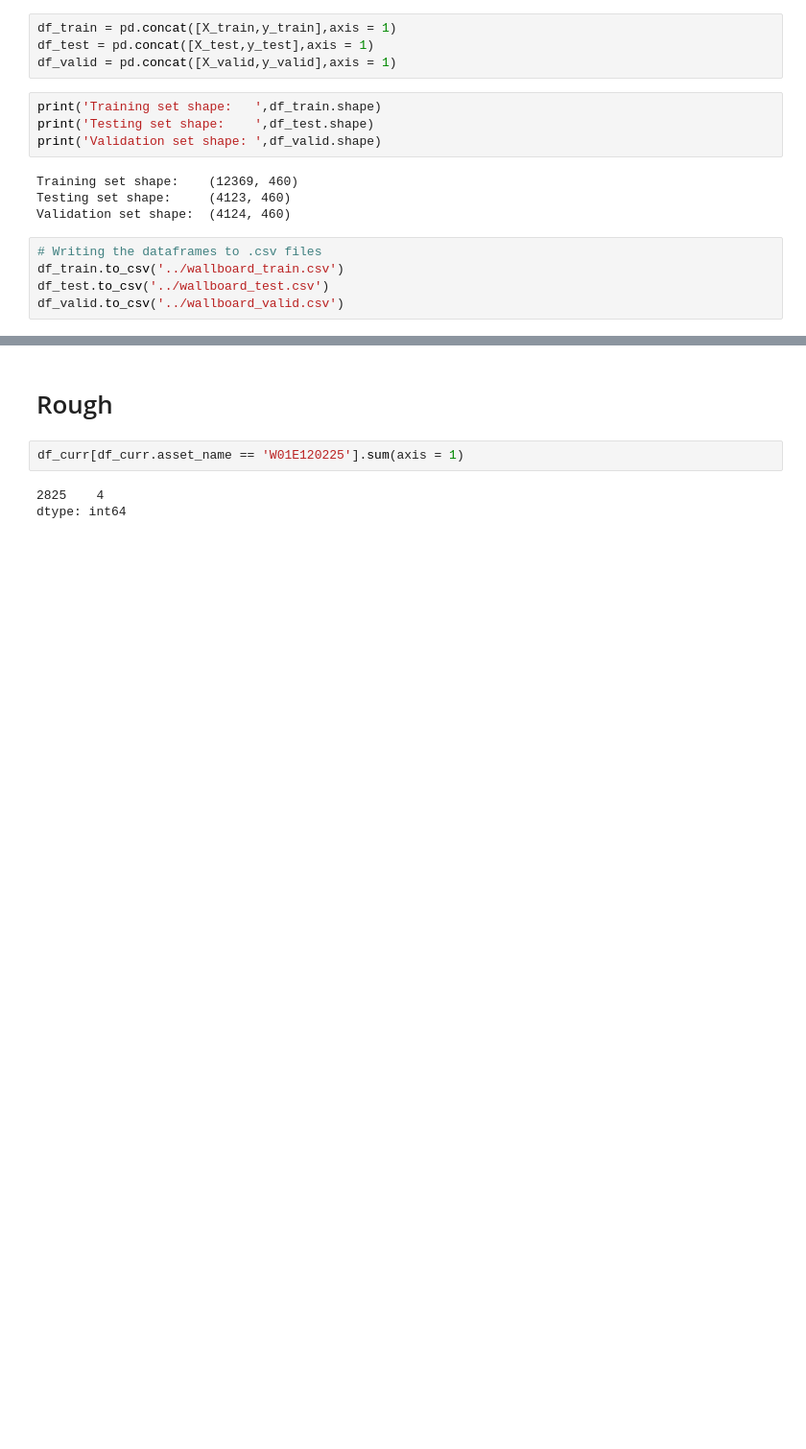
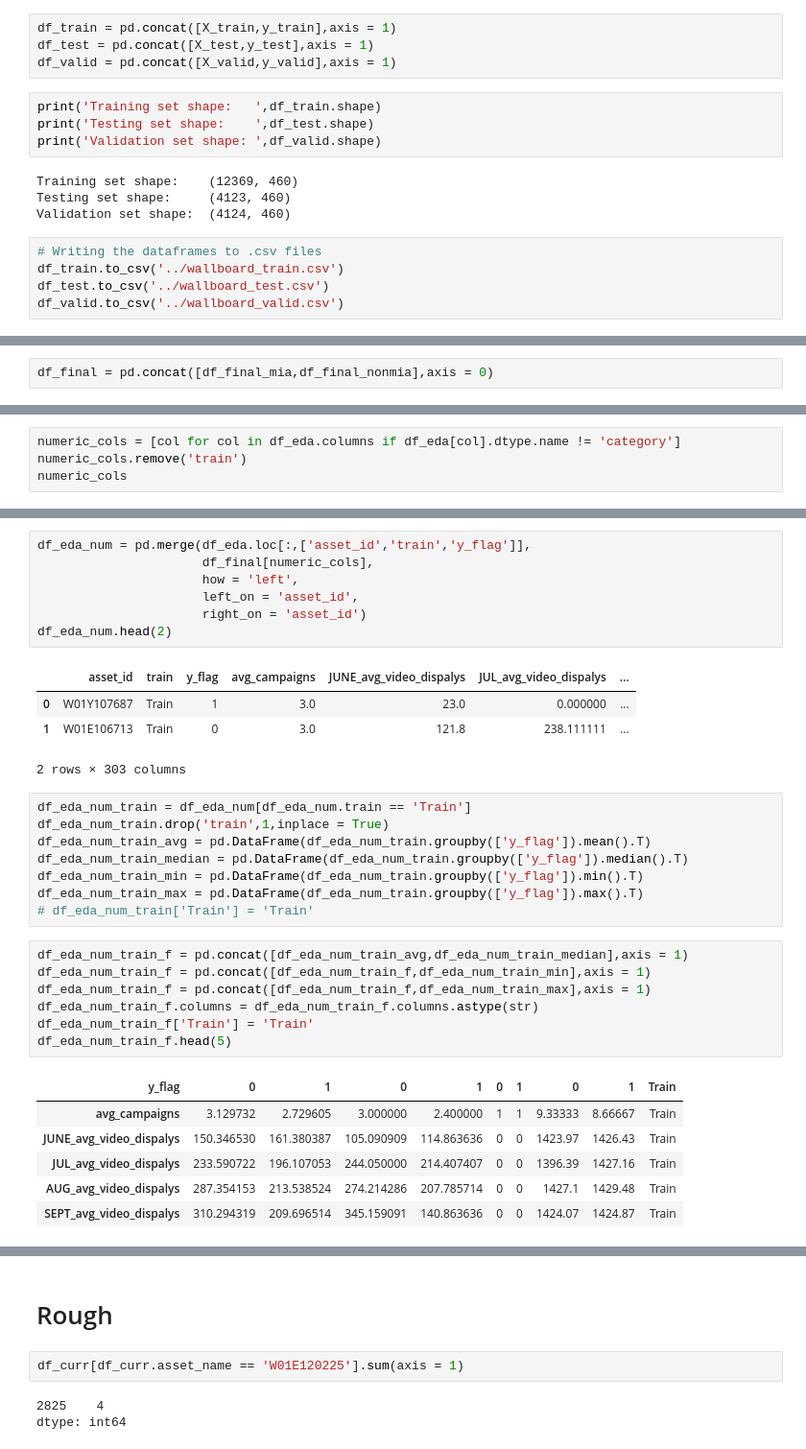
Before and after one commit to oh-swetha-unnava/MIA_Analysis, a Jupyter notebook: Wallboard/JupyterNotebooks/Wallboard_dataprep.ipynb, the cells around one changed output, grey strips where cells are left out. Shown at 96% size. Drawn from its saved outputs; the diff is of its cells as text; blank space fills up the shorter version.

```diff
--- a/Wallboard/JupyterNotebooks/Wallboard_dataprep.ipynb
+++ b/Wallboard/JupyterNotebooks/Wallboard_dataprep.ipynb
@@ -716,0 +826,2 @@ df_valid.to_csv('../wallboard_valid.csv')
+# %%
+df_final = pd.concat([df_final_mia,df_final_nonmia],axis = 0)
@@ -716,0 +839,4 @@ df_valid.to_csv('../wallboard_valid.csv')
+# %%
+numeric_cols = [col for col in df_eda.columns if df_eda[col].dtype.name != 'category']
+numeric_cols.remove('train')
+numeric_cols
@@ -716,0 +861,34 @@ df_valid.to_csv('../wallboard_valid.csv')
+# %%
+df_eda_num = pd.merge(df_eda.loc[:,['asset_id','train','y_flag']],
+                      df_final[numeric_cols],
+                      how = 'left',
+                      left_on = 'asset_id',
+                      right_on = 'asset_id')
+df_eda_num.head(2)
+# %% [output]
+|  | asset_id | train | y_flag | avg_campaigns | JUNE_avg_video_dispalys | JUL_avg_video_dispalys | ... |
+| 0 | W01Y107687 | Train | 1 | 3.0 | 23.0 | 0.000000 | ... |
+| 1 | W01E106713 | Train | 0 | 3.0 | 121.8 | 238.111111 | ... |
+2 rows × 303 columns
+# %%
+df_eda_num_train = df_eda_num[df_eda_num.train == 'Train']
+df_eda_num_train.drop('train',1,inplace = True)
+df_eda_num_train_avg = pd.DataFrame(df_eda_num_train.groupby(['y_flag']).mean().T)
+df_eda_num_train_median = pd.DataFrame(df_eda_num_train.groupby(['y_flag']).median().T)
+df_eda_num_train_min = pd.DataFrame(df_eda_num_train.groupby(['y_flag']).min().T)
+df_eda_num_train_max = pd.DataFrame(df_eda_num_train.groupby(['y_flag']).max().T)
+# df_eda_num_train['Train'] = 'Train'
+# %%
+df_eda_num_train_f = pd.concat([df_eda_num_train_avg,df_eda_num_train_median],axis = 1)
+df_eda_num_train_f = pd.concat([df_eda_num_train_f,df_eda_num_train_min],axis = 1)
+df_eda_num_train_f = pd.concat([df_eda_num_train_f,df_eda_num_train_max],axis = 1)
+df_eda_num_train_f.columns = df_eda_num_train_f.columns.astype(str)
+df_eda_num_train_f['Train'] = 'Train'
+df_eda_num_train_f.head(5)
+# %% [output]
+| y_flag | 0 | 1 | 0 | 1 | 0 | 1 | 0 | 1 | Train |
+| avg_campaigns | 3.129732 | 2.729605 | 3.000000 | 2.400000 | 1 | 1 | 9.33333 | 8.66667 | Train |
+| JUNE_avg_video_dispalys | 150.346530 | 161.380387 | 105.090909 | 114.863636 | 0 | 0 | 1423.97 | 1426.43 | Train |
+| JUL_avg_video_dispalys | 233.590722 | 196.107053 | 244.050000 | 214.407407 | 0 | 0 | 1396.39 | 1427.16 | Train |
+| AUG_avg_video_dispalys | 287.354153 | 213.538524 | 274.214286 | 207.785714 | 0 | 0 | 1427.1 | 1429.48 | Train |
+| SEPT_avg_video_dispalys | 310.294319 | 209.696514 | 345.159091 | 140.863636 | 0 | 0 | 1424.07 | 1424.87 | Train |
```
Also changed, not shown: parts of 25 cells of this notebook, 1 other file.
